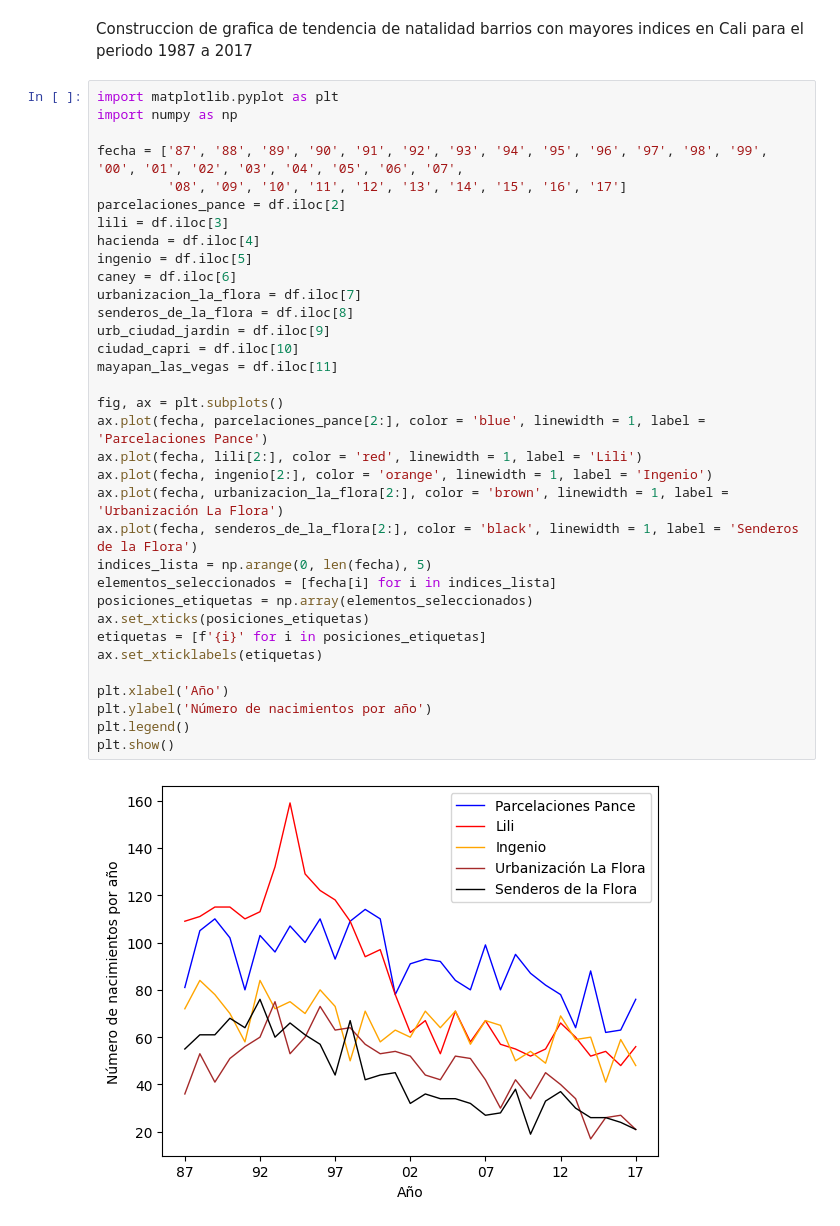
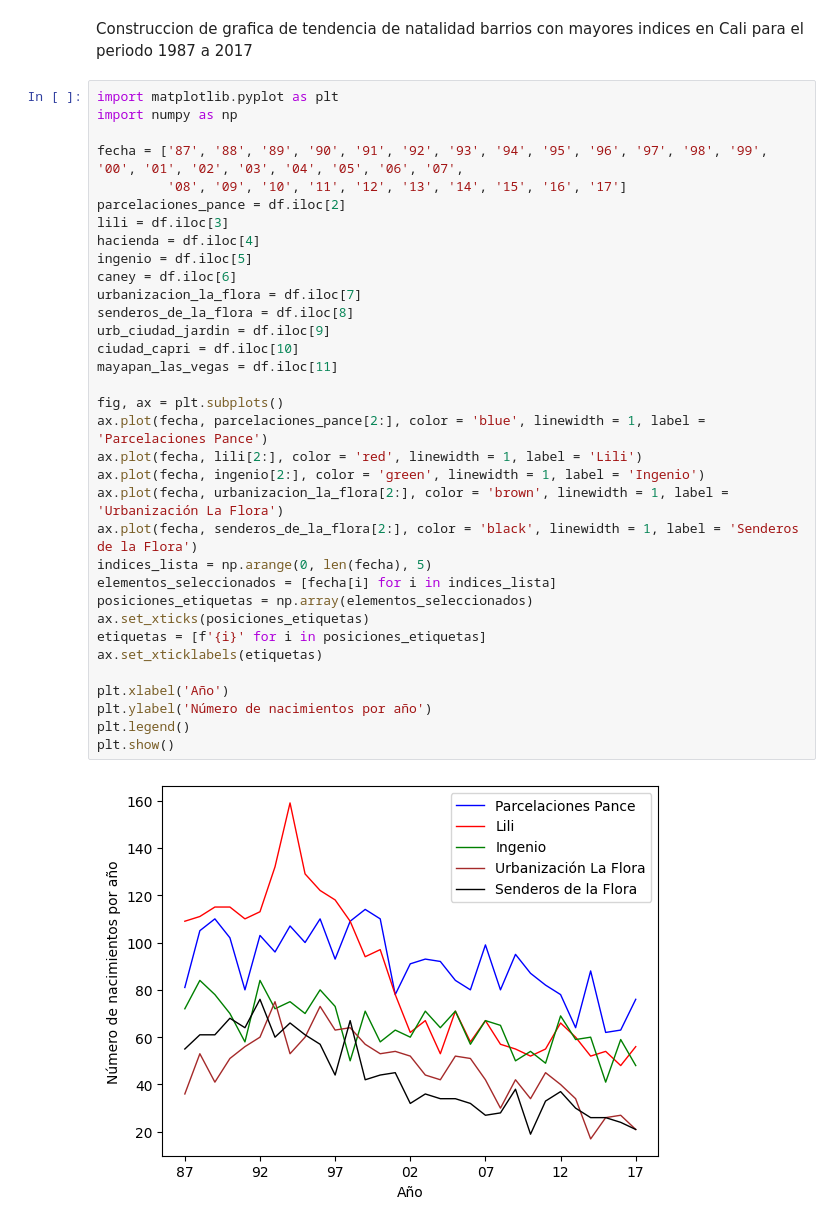
Before and after one commit to geotech-ia/natalidad_cali, a Jupyter notebook: Graficas_nacimientos_87_17.ipynb, the cells around one changed output. Saved outputs shown, nothing was run; the diff lists cells and outputs as text.

```diff
--- a/Graficas_nacimientos_87_17.ipynb
+++ b/Graficas_nacimientos_87_17.ipynb
@@ -45,32 +45,32 @@ import numpy as np
 fecha = ['87', '88', '89', '90', '91', '92', '93', '94', '95', '96', '97', '98', '99', '00', '01', '02', '03', '04', '05', '06', '07',
          '08', '09', '10', '11', '12', '13', '14', '15', '16', '17']
 parcelaciones_pance = df.iloc[2]
 lili = df.iloc[3]
 hacienda = df.iloc[4]
 ingenio = df.iloc[5]
 caney = df.iloc[6]
 urbanizacion_la_flora = df.iloc[7]
 senderos_de_la_flora = df.iloc[8]
 urb_ciudad_jardin = df.iloc[9]
 ciudad_capri = df.iloc[10]
 mayapan_las_vegas = df.iloc[11]
 
 fig, ax = plt.subplots()
 ax.plot(fecha, parcelaciones_pance[2:], color = 'blue', linewidth = 1, label = 'Parcelaciones Pance')
 ax.plot(fecha, lili[2:], color = 'red', linewidth = 1, label = 'Lili')
-ax.plot(fecha, ingenio[2:], color = 'orange', linewidth = 1, label = 'Ingenio')
+ax.plot(fecha, ingenio[2:], color = 'green', linewidth = 1, label = 'Ingenio')
 ax.plot(fecha, urbanizacion_la_flora[2:], color = 'brown', linewidth = 1, label = 'Urbanización La Flora')
 ax.plot(fecha, senderos_de_la_flora[2:], color = 'black', linewidth = 1, label = 'Senderos de la Flora')
 indices_lista = np.arange(0, len(fecha), 5)
 elementos_seleccionados = [fecha[i] for i in indices_lista]
 posiciones_etiquetas = np.array(elementos_seleccionados)
 ax.set_xticks(posiciones_etiquetas)
 etiquetas = [f'{i}' for i in posiciones_etiquetas]
 ax.set_xticklabels(etiquetas)
 
 plt.xlabel('Año')
 plt.ylabel('Número de nacimientos por año')
 plt.legend()
 plt.show()
 # %% [output]
-[figure, old version]
+[figure, new version]
```
